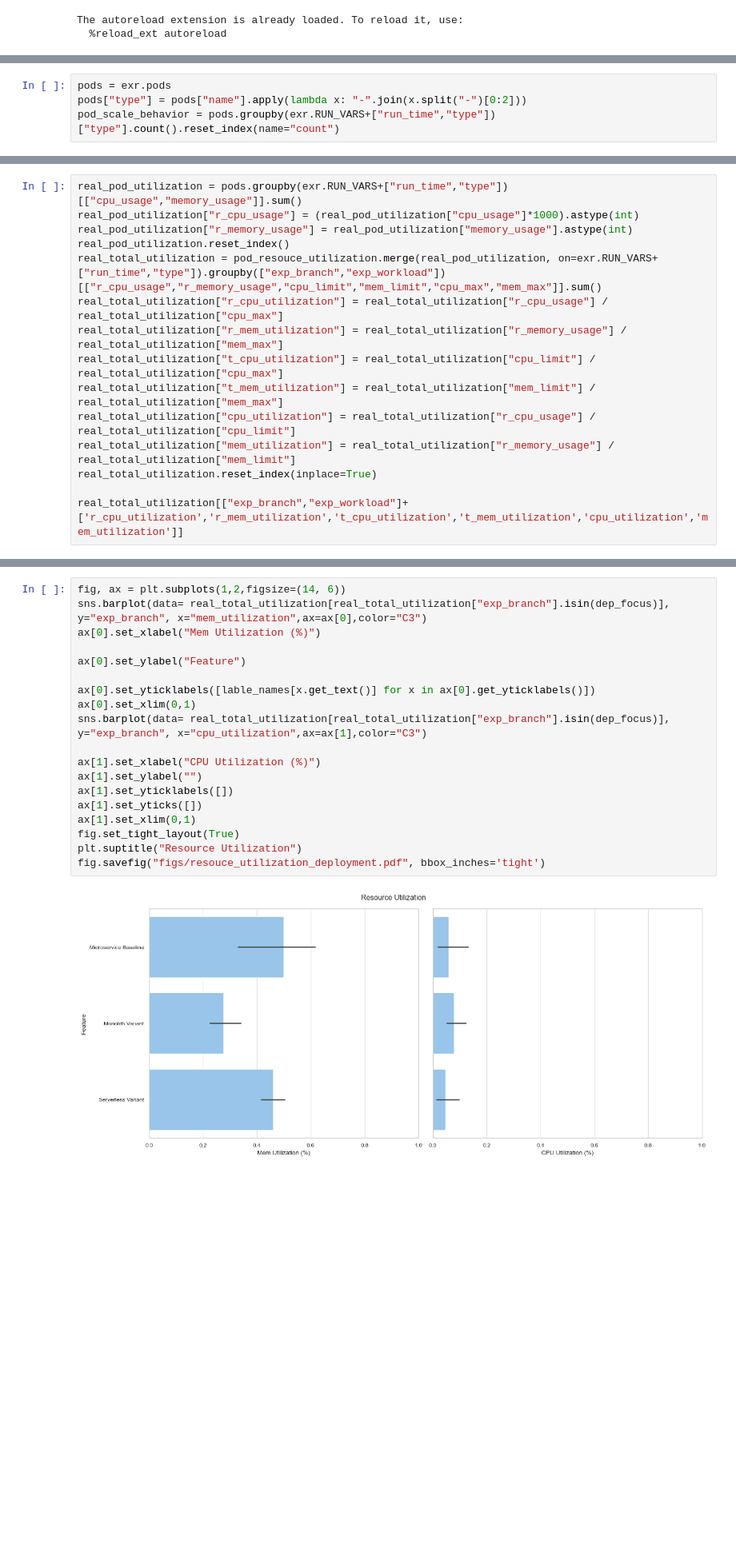
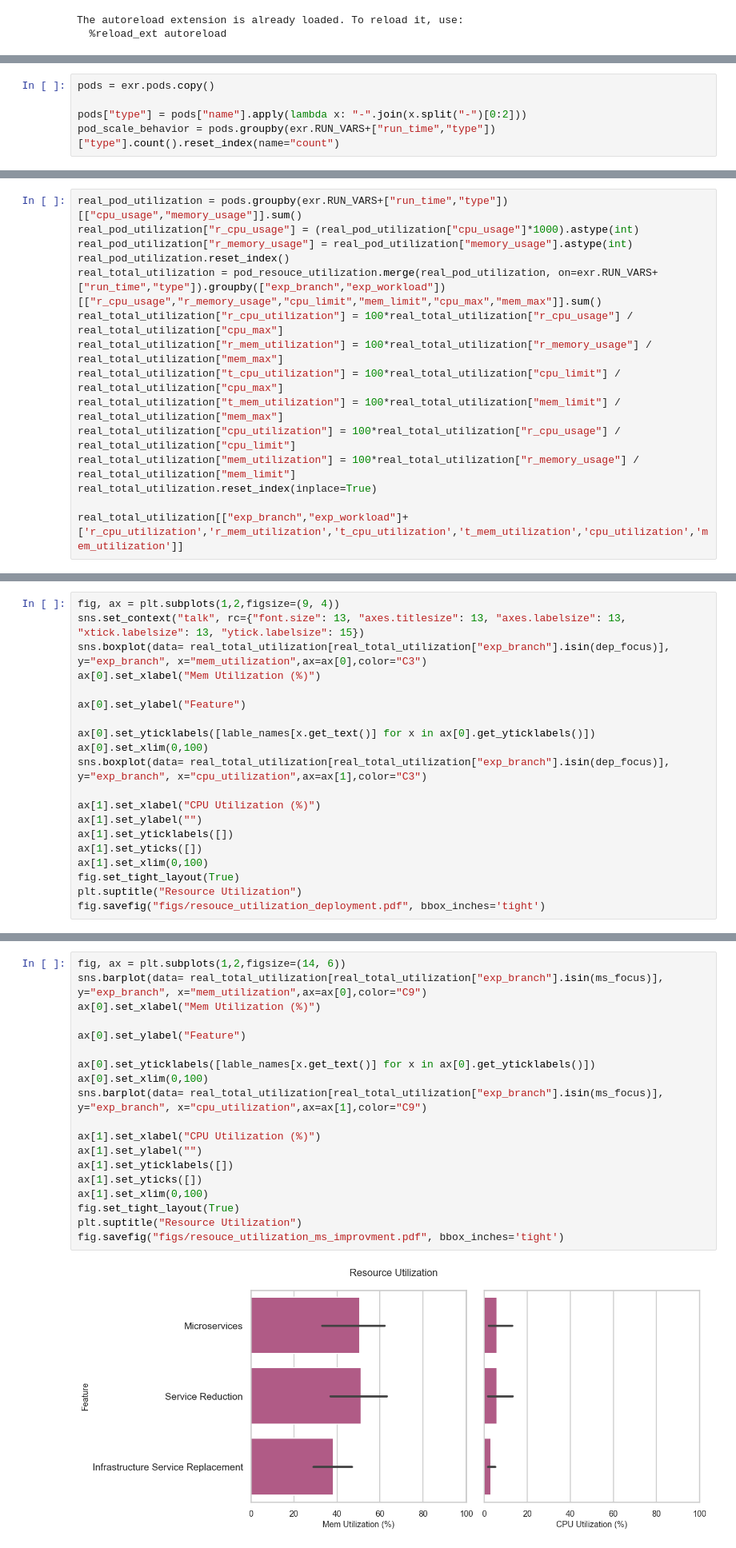
Before and after one commit to clue2-sose25/Clue2, a Jupyter notebook: eval_resouce_utilization.ipynb, the cells around one changed output, grey strips where cells are left out. Shown: that part at 80% size. Drawn from its saved outputs; the diff is of its cells as text; blank space fills up the shorter version.

```diff
--- a/eval_resouce_utilization.ipynb
+++ b/eval_resouce_utilization.ipynb
@@ -159,5 +172,6 @@ def calculate_maximum_resource_allowance(exp_branch:str):
 # %%
-pods = exr.pods
+pods = exr.pods.copy()
+
 pods["type"] = pods["name"].apply(lambda x: "-".join(x.split("-")[0:2]))
 pod_scale_behavior = pods.groupby(exr.RUN_VARS+["run_time","type"])["type"].count().reset_index(name="count")
 # %%
@@ -223,12 +237,12 @@ real_pod_utilization["r_cpu_usage"] = (real_pod_utilization["cpu_usage"]*1000).a
 real_pod_utilization["r_memory_usage"] = real_pod_utilization["memory_usage"].astype(int)
 real_pod_utilization.reset_index()
 real_total_utilization = pod_resouce_utilization.merge(real_pod_utilization, on=exr.RUN_VARS+["run_time","type"]).groupby(["exp_branch","exp_workload"])[["r_cpu_usage","r_memory_usage","cpu_limit","mem_limit","cpu_max","mem_max"]].sum()
-real_total_utilization["r_cpu_utilization"] = real_total_utilization["r_cpu_usage"] / real_total_utilization["cpu_max"]
-real_total_utilization["r_mem_utilization"] = real_total_utilization["r_memory_usage"] / real_total_utilization["mem_max"]
-real_total_utilization["t_cpu_utilization"] = real_total_utilization["cpu_limit"] / real_total_utilization["cpu_max"]
-real_total_utilization["t_mem_utilization"] = real_total_utilization["mem_limit"] / real_total_utilization["mem_max"]
-real_total_utilization["cpu_utilization"] = real_total_utilization["r_cpu_usage"] / real_total_utilization["cpu_limit"]
-real_total_utilization["mem_utilization"] = real_total_utilization["r_memory_usage"] / real_total_utilization["mem_limit"]
+real_total_utilization["r_cpu_utilization"] = 100*real_total_utilization["r_cpu_usage"] / real_total_utilization["cpu_max"]
+real_total_utilization["r_mem_utilization"] = 100*real_total_utilization["r_memory_usage"] / real_total_utilization["mem_max"]
+real_total_utilization["t_cpu_utilization"] = 100*real_total_utilization["cpu_limit"] / real_total_utilization["cpu_max"]
+real_total_utilization["t_mem_utilization"] = 100*real_total_utilization["mem_limit"] / real_total_utilization["mem_max"]
+real_total_utilization["cpu_utilization"] = 100*real_total_utilization["r_cpu_usage"] / real_total_utilization["cpu_limit"]
+real_total_utilization["mem_utilization"] = 100*real_total_utilization["r_memory_usage"] / real_total_utilization["mem_limit"]
 real_total_utilization.reset_index(inplace=True)
 
 real_total_utilization[["exp_branch","exp_workload"]+['r_cpu_utilization','r_mem_utilization','t_cpu_utilization','t_mem_utilization','cpu_utilization','mem_utilization']]
@@ -274,0 +289,20 @@ fig.savefig("figs/resouce_utilization.pdf", bbox_inches='tight')
+# %%
+fig, ax = plt.subplots(1,2,figsize=(9, 4))
+sns.set_context("talk", rc={"font.size": 13, "axes.titlesize": 13, "axes.labelsize": 13, "xtick.labelsize": 13, "ytick.labelsize": 15})
+sns.boxplot(data= real_total_utilization[real_total_utilization["exp_branch"].isin(dep_focus)], y="exp_branch", x="mem_utilization",ax=ax[0],color="C3")
+ax[0].set_xlabel("Mem Utilization (%)")
+
+ax[0].set_ylabel("Feature")
+
+ax[0].set_yticklabels([lable_names[x.get_text()] for x in ax[0].get_yticklabels()])
+ax[0].set_xlim(0,100)
+sns.boxplot(data= real_total_utilization[real_total_utilization["exp_branch"].isin(dep_focus)], y="exp_branch", x="cpu_utilization",ax=ax[1],color="C3")
+
+ax[1].set_xlabel("CPU Utilization (%)")
+ax[1].set_ylabel("")
+ax[1].set_yticklabels([])
+ax[1].set_yticks([])
+ax[1].set_xlim(0,100)
+fig.set_tight_layout(True)
+plt.suptitle("Resource Utilization")
+fig.savefig("figs/resouce_utilization_deployment.pdf", bbox_inches='tight')
@@ -275,21 +311,21 @@ fig.savefig("figs/resouce_utilization.pdf", bbox_inches='tight')
 # %%
 fig, ax = plt.subplots(1,2,figsize=(14, 6))
-sns.barplot(data= real_total_utilization[real_total_utilization["exp_branch"].isin(dep_focus)], y="exp_branch", x="mem_utilization",ax=ax[0],color="C3")
+sns.barplot(data= real_total_utilization[real_total_utilization["exp_branch"].isin(ms_focus)], y="exp_branch", x="mem_utilization",ax=ax[0],color="C9")
 ax[0].set_xlabel("Mem Utilization (%)")
 
 ax[0].set_ylabel("Feature")
 
 ax[0].set_yticklabels([lable_names[x.get_text()] for x in ax[0].get_yticklabels()])
-ax[0].set_xlim(0,1)
-sns.barplot(data= real_total_utilization[real_total_utilization["exp_branch"].isin(dep_focus)], y="exp_branch", x="cpu_utilization",ax=ax[1],color="C3")
+ax[0].set_xlim(0,100)
+sns.barplot(data= real_total_utilization[real_total_utilization["exp_branch"].isin(ms_focus)], y="exp_branch", x="cpu_utilization",ax=ax[1],color="C9")
 
 ax[1].set_xlabel("CPU Utilization (%)")
 ax[1].set_ylabel("")
 ax[1].set_yticklabels([])
 ax[1].set_yticks([])
-ax[1].set_xlim(0,1)
+ax[1].set_xlim(0,100)
 fig.set_tight_layout(True)
 plt.suptitle("Resource Utilization")
-fig.savefig("figs/resouce_utilization_deployment.pdf", bbox_inches='tight')
+fig.savefig("figs/resouce_utilization_ms_improvment.pdf", bbox_inches='tight')
 # %% [output]
-[figure, old version]
+[figure, new version]
```
Also changed, not shown: parts of 12 cells of this notebook, 13 other files.
